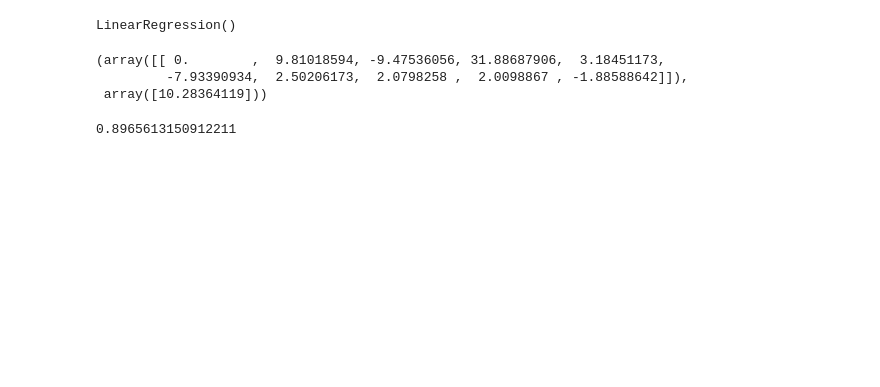
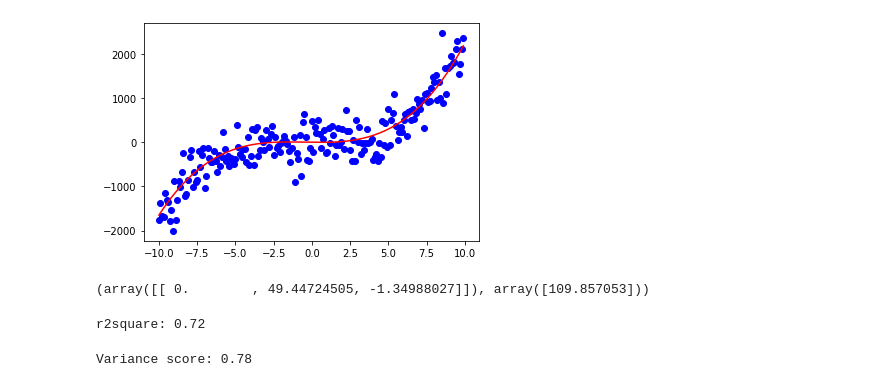
Before and after one commit to Huynh-Tr/Data-Analysis, a Jupyter notebook: IBM Machine Learning.ipynb, the cells around one changed output. Saved outputs shown, nothing was run; the diff lists cells and outputs as text; code cells hidden in the pictures; blank space fills up the shorter version.

```diff
--- a/IBM Machine Learning.ipynb
+++ b/IBM Machine Learning.ipynb
@@ -13 +83,15 @@ import pickle
+# %%
+# set a = 2, b = 3, c = -5, d = -10
+a,b,c,d = 2,3,-5,1
+x = np.arange(-10,10,0.1)
+x_noise = 300 * np.random.normal(size=x.size)
+
+y = a * x**3 + b * x**2 + c * x + d + x_noise
+y_true = a * x**3 + b * x**2 + c * x + d
+# %%
+plt.scatter(x = x,y = y,c = 'b')
+plt.plot(x, y_true, 'r')
+plt.show()
+# %% [output]
+[figure, added]
 # %%
@@ -26,8 +112,3 @@ poly = PolynomialFeatures(degree=2)
 x_tranform = poly.fit_transform(x)
 # %%
 x_train, x_test, y_train, y_test = train_test_split(x_tranform, y , test_size = 0.2, random_state = 0,)
-# %%
-lm = LinearRegression()
-lm.fit(x_train,y_train)
-# %% [output]
-LinearRegression()
@@ -36,10 +115,17 @@ y_predicted = lm.predict(x_test)
-# %%
-lm.coef_ , lm.intercept_
-# %% [output]
-(array([[ 0.        ,  9.81018594, -9.47536056, 31.88687906,  3.18451173,
-         -7.93390934,  2.50206173,  2.0798258 ,  2.0098867 , -1.88588642]]),
- array([10.28364119]))
-# %%
-r2_score(y_test, y_predicted)
-# %% [output]
-0.8965613150912211
+# %%
+lm = LinearRegression().fit(x_train,y_train)
+
+y_predicted = lm.predict(x_test)
+
+# 0 , a , b , c
+lm.coef_ , lm.intercept_
+# %% [output]
+(array([[ 0.        , 49.44724505, -1.34988027]]), array([109.857053]))
+# %%
+print("r2square: %.2f" % r2_score(y_test, y_predicted))
+# %% [output]
+r2square: 0.72
+# %%
+print("Variance score: %.2f" % lm.score(x_train,y_train))
+# %% [output]
+Variance score: 0.78
```
Also changed, not shown: parts of 93 cells of this notebook, 4 other files.
